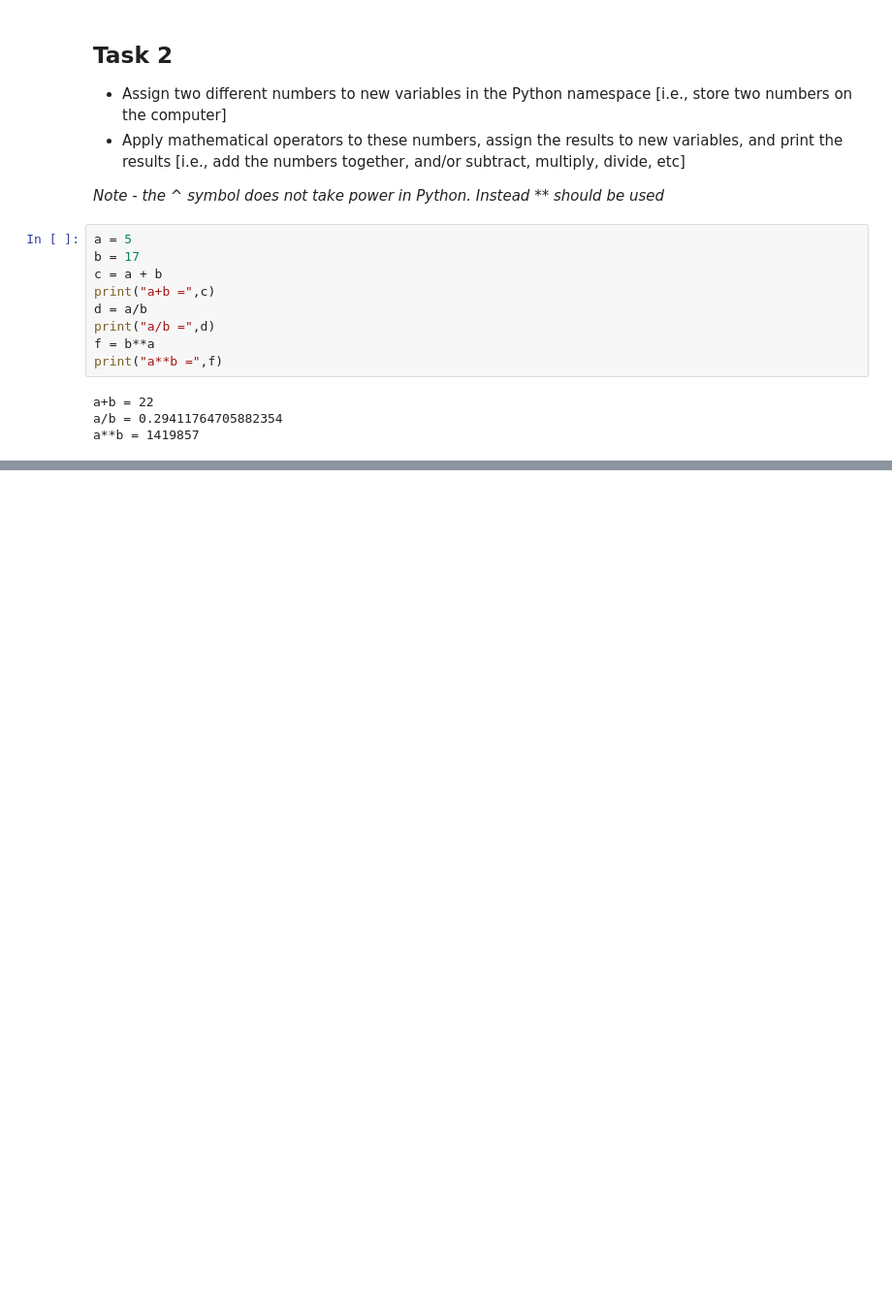
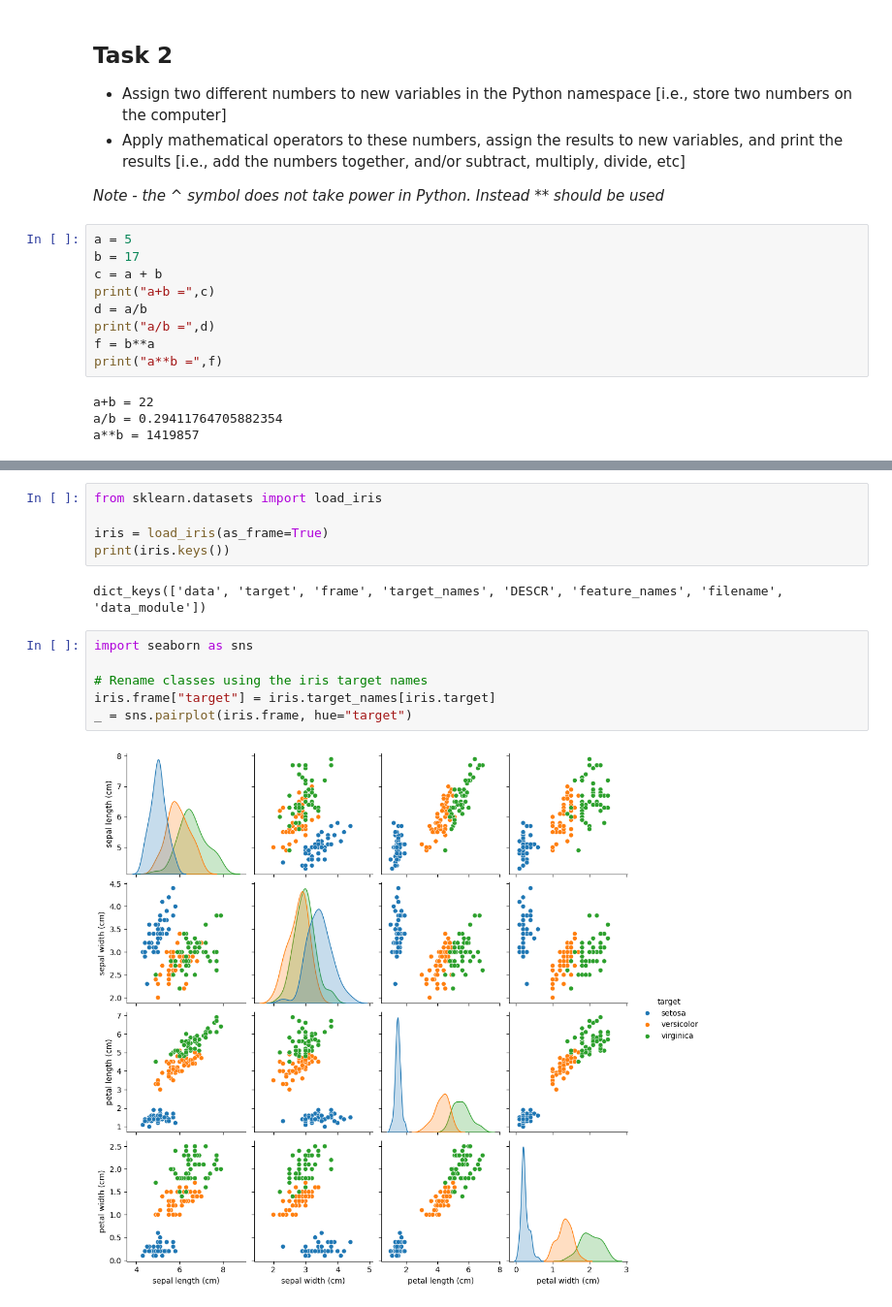
Before and after one commit to DanScotcher/Test_repository, a Jupyter notebook: Python_SHS_entry1.ipynb, the cells around one changed output, grey strips where cells are left out. Shown at 97% size. Cells and saved outputs as stored; diff of their text form; blank space fills up the shorter version.

```diff
--- a/Python_SHS_entry1.ipynb
+++ b/Python_SHS_entry1.ipynb
@@ -30,0 +118,15 @@ a**b = 1419857
+# %%
+from sklearn.datasets import load_iris
+
+iris = load_iris(as_frame=True)
+print(iris.keys())
+# %% [output]
+dict_keys(['data', 'target', 'frame', 'target_names', 'DESCR', 'feature_names', 'filename', 'data_module'])
+# %%
+import seaborn as sns
+
+# Rename classes using the iris target names
+iris.frame["target"] = iris.target_names[iris.target]
+_ = sns.pairplot(iris.frame, hue="target")
+# %% [output]
+[figure, added]
```
Also changed, not shown: parts of 9 cells of this notebook.
